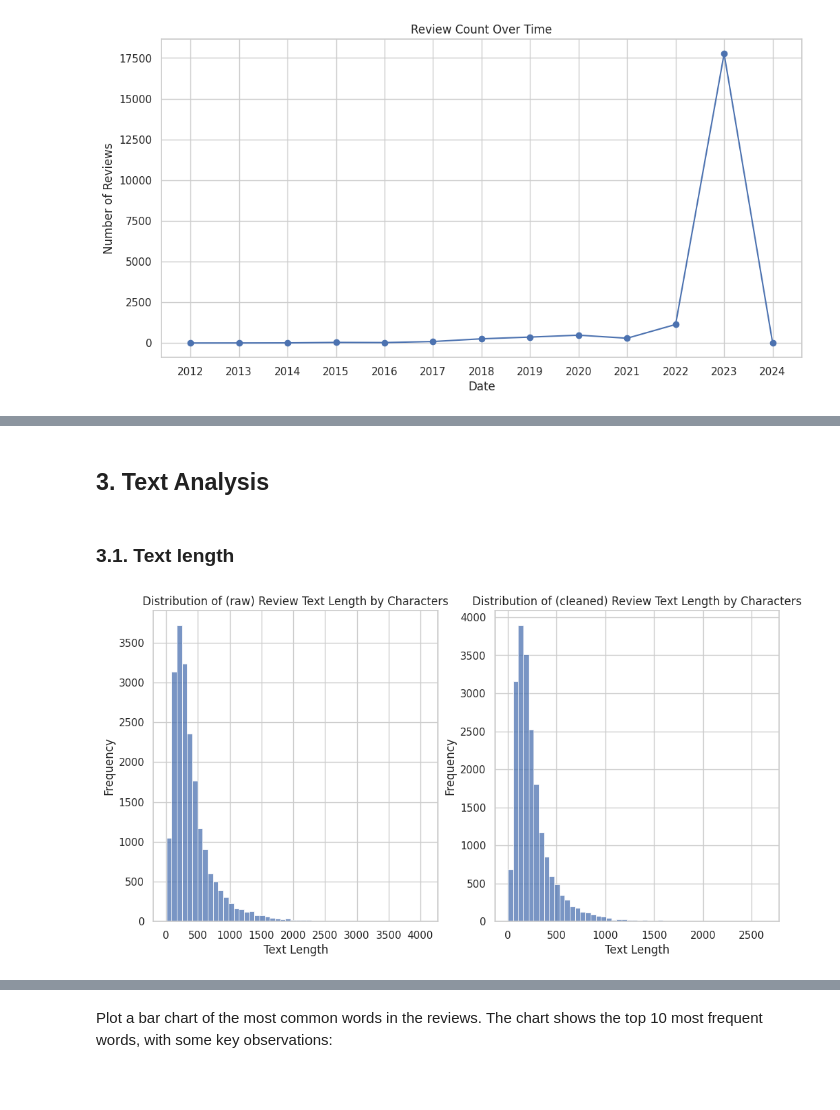
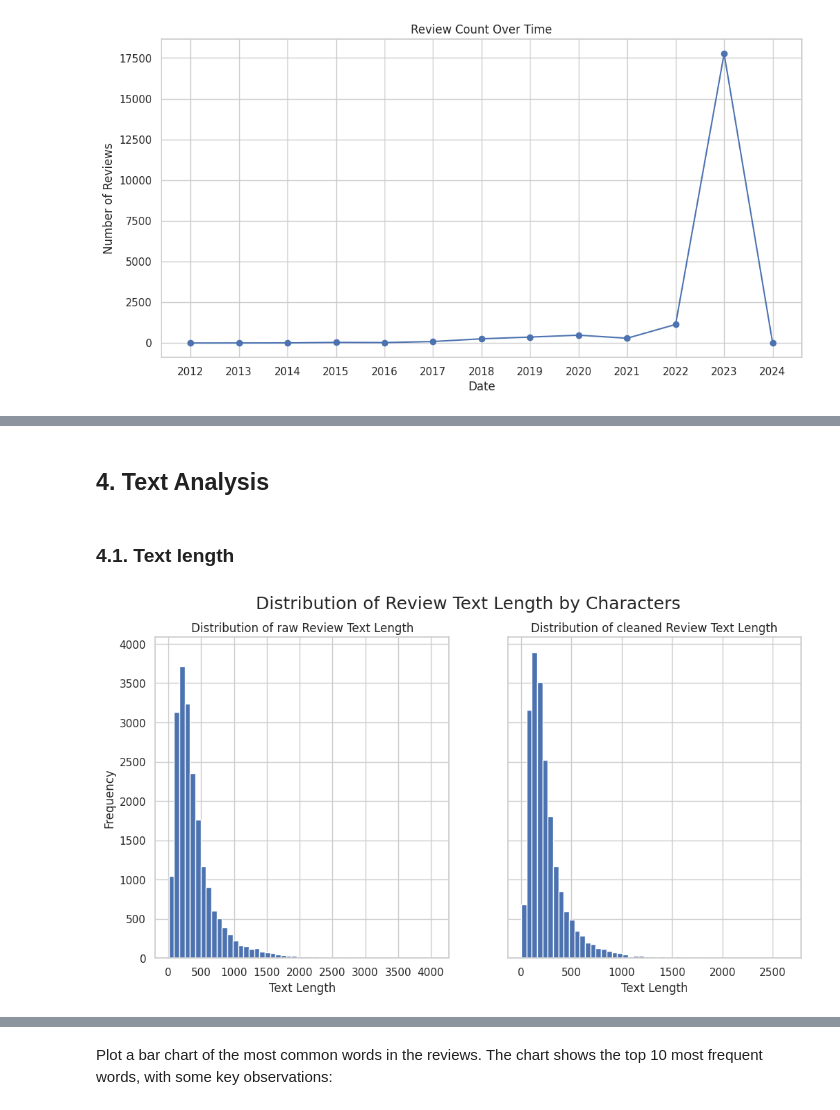
Before and after one commit to vietnq2291/Intro-to-DS, a Jupyter notebook: EDA_hotel_reviews.ipynb, the cells around one changed output, grey strips where cells are left out. Cells and saved outputs as stored; diff of their text form; code cells hidden in the pictures; blank space fills up the shorter version.

```diff
--- a/EDA_hotel_reviews.ipynb
+++ b/EDA_hotel_reviews.ipynb
@@ -88,0 +281,3 @@ data  plots  sample_data
+# %%
+# Convert `review_timestamp` column to datetime format for easier time-based analysis
+data.review_timestamp = pd.to_datetime(data.review_timestamp, format='%Y-%m-%d')
@@ -88,0 +316,13 @@ data  plots  sample_data
+# %%
+categories_lists = data['popular_amenities'].apply(ast.literal_eval)
+amenities_df = pd.get_dummies(categories_lists.apply(pd.Series).stack(), prefix='amenity').sum(level=0)
+
+amenities_df = amenities_df.groupby(amenities_df.columns, axis=1).sum()
+
+# concat the original data frame with the new `amenities` columns
+data = pd.concat([data, amenities_df], axis=1)
+# data.drop('popular_amenities', axis=1, inplace=True); data.reset_index(drop=True, inplace=True)
+# %%
+# Fill NaN values with 0 in amenity columns
+amenity_columns = data.filter(regex='^amenity_', axis=1)
+data[amenity_columns.columns] = amenity_columns.fillna(0)
@@ -459,3 +472,0 @@ Popular amenities: ['Air conditioning' 'Airport shuttle' 'Breakfast' 'Fitness ce
-# %%
-data = pd.merge(data_reviews, data_hotel_encoded, how='inner', left_on='hotel_name', right_on='name')
-data
@@ -533,23 +636,23 @@ plt.show()
 # %% [markdown]
-## 3. Text Analysis
+## 4. Text Analysis
 # %% [markdown]
-### 3.1. Text length
+### 4.1. Text length
 # %%
 # Generate a histogram of the text lengths
-plt.figure(figsize=(12, 6))
+fig, axes = plt.subplots(1, 2, figsize=(12, 6), sharey=True)
+plt.suptitle('Distribution of Review Text Length by Characters', fontsize=18)
 
-plt.subplot(1,2,1)
-sns.histplot(data['review_text'].str.len(), bins=50)
-plt.title('Distribution of (raw) Review Text Length by Characters')
-plt.xlabel('Text Length')
-plt.ylabel('Frequency')
+axes[0].hist(data['review_text'].str.len(), bins=50)
+axes[0].set_title('Distribution of raw Review Text Length')
+axes[0].set_xlabel('Text Length')
+axes[0].set_ylabel('Frequency')
 
-plt.subplot(1,2,2)
-sns.histplot(data['review_text_cleaned'].str.len(), bins=50)
-plt.title('Distribution of (cleaned) Review Text Length by Characters')
-plt.xlabel('Text Length')
-plt.ylabel('Frequency')
+axes[1].hist(data['review_text_cleaned'].str.len(), bins=50)
+axes[1].set_title('Distribution of cleaned Review Text Length')
+axes[1].set_xlabel('Text Length')
+
+plt.savefig('plots/4.1a. Distribution of Review Text Length by Characters.png', bbox_inches='tight')
 plt.show()
 # %% [output]
-[figure, old version]
+[figure, new version]
 # %%
```
Also changed, not shown: parts of 145 cells of this notebook.
